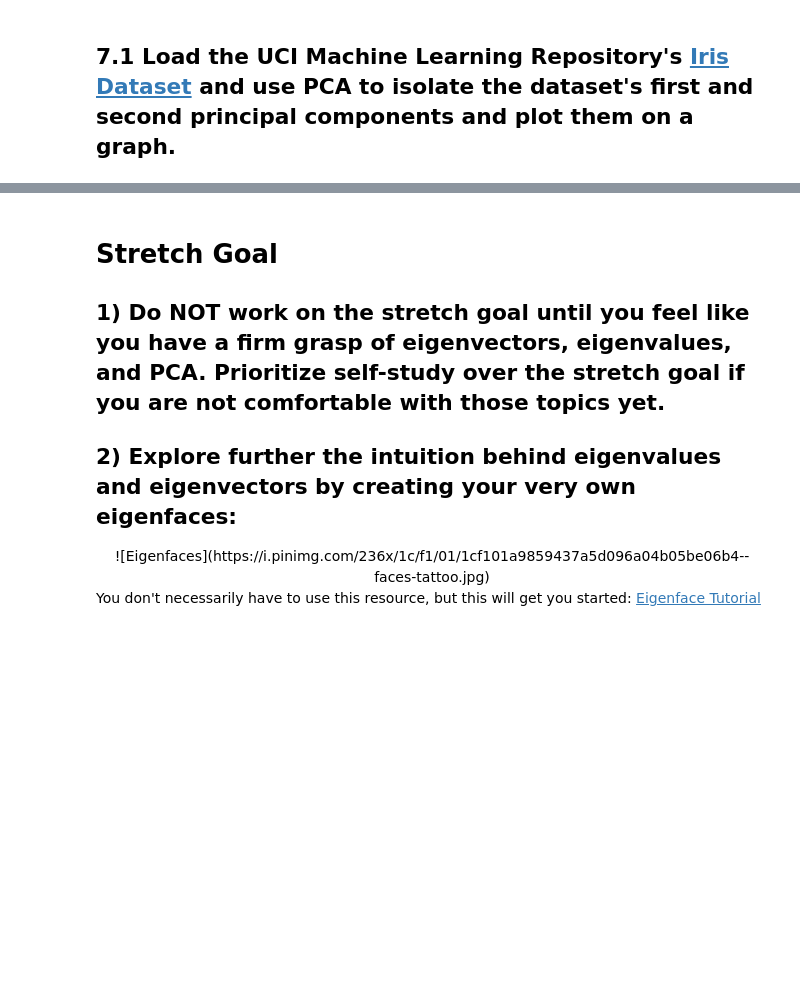
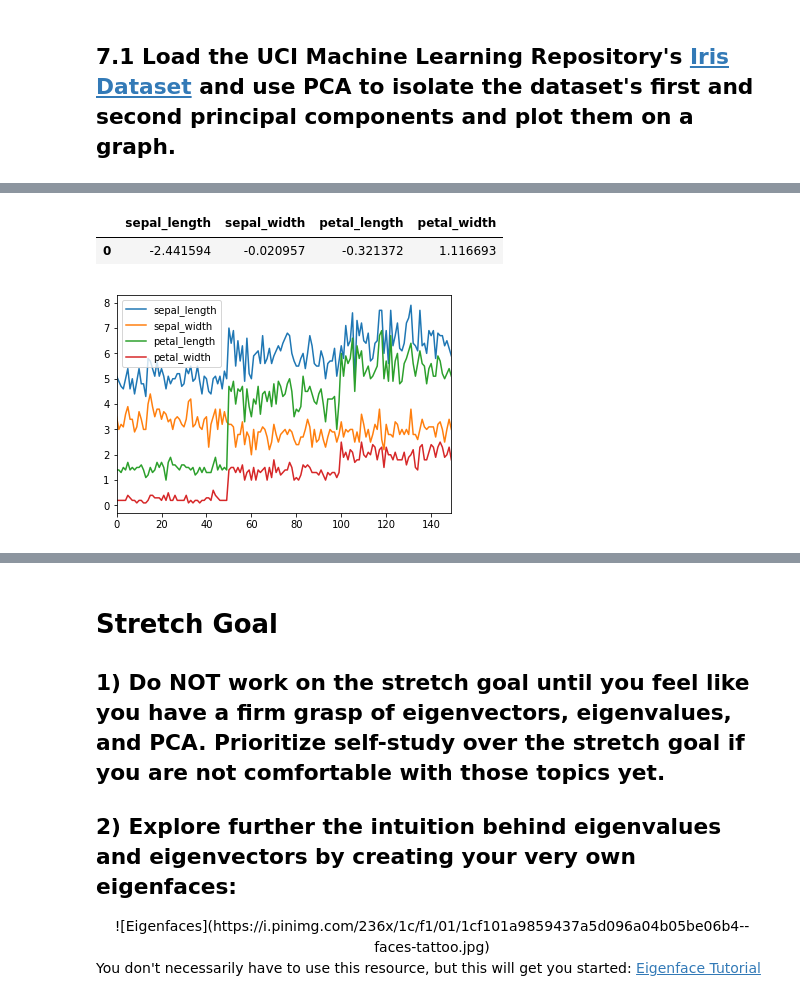
Before and after one commit to damerei/DS-Unit-2-Sprint-1-Linear-Algebra, a Jupyter notebook: module3-dimensionality-reduction/High Dimensional Data Assignment.ipynb, the cells around one changed output, grey strips where cells are left out. Cells and saved outputs as stored; diff of their text form; code cells hidden in the pictures; blank space fills up the shorter version.

```diff
--- a/module3-dimensionality-reduction/High Dimensional Data Assignment.ipynb
+++ b/module3-dimensionality-reduction/High Dimensional Data Assignment.ipynb
@@ -61,0 +118,3 @@ q(\begin{bmatrix}x_1 \\ x_2 \\ x_3\end{bmatrix}) = \begin{bmatrix} 4x_1 + x_2 +
+# %%
+df = pd.read_csv('https://gist.githubusercontent.com/curran/a08a1080b88344b0c8a7/raw/d546eaee765268bf2f487608c537c05e22e4b221/iris.csv')
+df.head()
@@ -61,0 +128,4 @@ q(\begin{bmatrix}x_1 \\ x_2 \\ x_3\end{bmatrix}) = \begin{bmatrix} 4x_1 + x_2 +
+# %%
+#Separate into label and target
+X = df[['sepal_length', 'sepal_width', 'petal_length', 'petal_width']]
+X.head(1)
@@ -61,0 +172,11 @@ q(\begin{bmatrix}x_1 \\ x_2 \\ x_3\end{bmatrix}) = \begin{bmatrix} 4x_1 + x_2 +
+# %%
+projected = pd.DataFrame(e_vectors.T.dot(centered_X.T)).T
+projected = projected.rename(columns={0:'sepal_length',1:'sepal_width',2:'petal_length',3:'petal_width'})
+projected.head(1)
+# %% [output]
+|  | sepal_length | sepal_width | petal_length | petal_width |
+| 0 | -2.441594 | -0.020957 | -0.321372 | 1.116693 |
+# %%
+X.plot();
+# %% [output]
+[figure, added]
```
Also changed, not shown: parts of 21 cells of this notebook.
